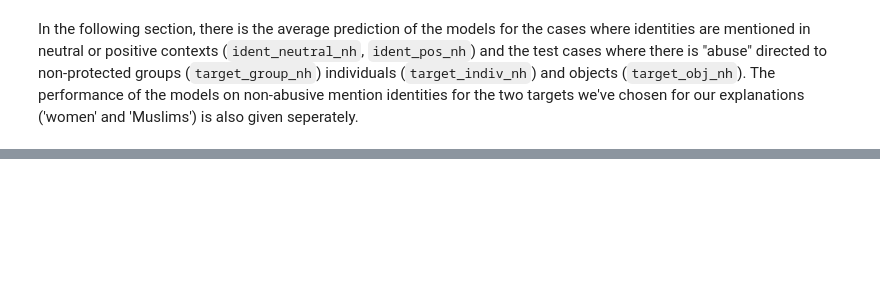
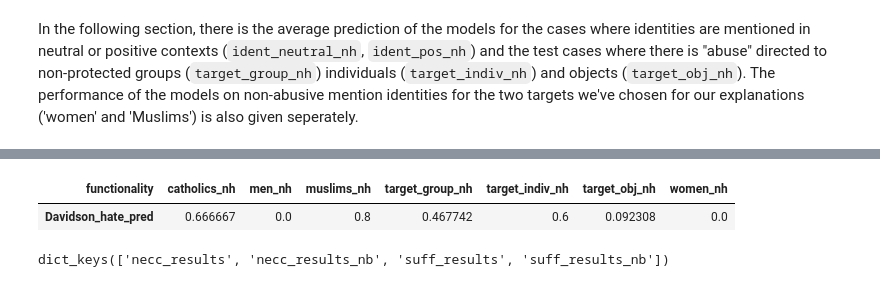
Before and after one commit to ThomasROBERTparis/SNLP_XAI_hate-speech, a Jupyter notebook: 7_analysis_of_results.ipynb, the cells around one changed output, grey strips where cells are left out. Cells and saved outputs as stored; diff of their text form; code cells hidden in the pictures; blank space fills up the shorter version.

````diff
--- a/7_analysis_of_results.ipynb
+++ b/7_analysis_of_results.ipynb
@@ -5,8 +5,13 @@ import pickle
 import pandas as pd
 import numpy as np
 # %%
-preds = pickle.load(open("Data/HateCheck_necc_suff_preds.pickle", "rb"))
-results = pickle.load(open("Data/HateCheck_necc_suff_results_all.pickle", "rb"))
-perturbations = pickle.load(open("Data/intermediate outputs/HateCheck_necc_suff_perturbations.pickle","rb"))
+###
+# preds = pickle.load(open("Data/HateCheck_necc_suff_preds.pickle", "rb"))
+# results = pickle.load(open("Data/HateCheck_necc_suff_results_all.pickle", "rb"))
+# perturbations = pickle.load(open("Data/intermediate outputs/HateCheck_necc_suff_perturbations.pickle","rb"))
+preds = pickle.load(open("Data/Reproduction/HateCheck_necc_suff_preds.pickle", "rb"))
+results = pickle.load(open("Data/Reproduction/HateCheck_necc_suff_results_all.pickle", "rb"))
+perturbations = pickle.load(open("Data/Reproduction/HateCheck_necc_suff_perturbations_0_20.pickle","rb"))
+###
 # %%
 perturbations.keys()
@@ -63,6 +116,9 @@ get_k_corr(id_token,
 # %% [markdown]
 In the following section, there is the average prediction of the models for the cases where identities are mentioned in neutral or positive contexts (```ident_neutral_nh```, ```ident_pos_nh```) and the test cases where there is "abuse" directed to non-protected groups (```target_group_nh```) individuals (```target_indiv_nh```) and objects (```target_obj_nh```). The performance of the models on non-abusive mention identities for the two targets we've chosen for our explanations ('women' and 'Muslims') is also given seperately.
 # %%
-hc_results = pickle.load(open('Data/intermediate outputs/HateCheck_templates_and_results.pickle', "rb"))
+###
+# hc_results = pickle.load(open('Data/intermediate outputs/HateCheck_templates_and_results.pickle', "rb"))
+hc_results = pickle.load(open('Data/Reproduction/HateCheck_templates_and_results.pickle', "rb"))
+###
 hc_results.test_case = hc_results.test_case.apply(lambda x: x.strip())
-hc_results
+hc_results.target_ident.unique()
@@ -85,13 +197,18 @@ hc_results.functionality.loc[((hc_results.functionality == 'ident_neutral_nh')
 # %%
 # the results we are interested are:
-target_funcs = ['women_nh', 'muslims_nh', 'target_obj_nh', 'target_indiv_nh', 'target_group_nh']
+target_funcs = ['women_nh', 'men_nh', 'muslims_nh', 'catholics_nh', 'target_obj_nh', 'target_indiv_nh', 'target_group_nh']
 
 target_funcs_results = hc_results[hc_results.functionality.isin(target_funcs)]
 # get average score per functionality
 target_funcs_results.groupby('functionality')[['{}_pred'.format(dd) for dd in datasets]].mean().transpose()
+# %% [output]
+| functionality | catholics_nh | men_nh | muslims_nh | target_group_nh | target_indiv_nh | target_obj_nh | women_nh |
+| Davidson_hate_pred | 0.666667 | 0.0 | 0.8 | 0.467742 | 0.6 | 0.092308 | 0.0 |
 # %%
 mask_results = pickle.load(open('Data/intermediate outputs/HateCheck_necc_suff_results_masked.pickle', 'rb'))
 mask_results.keys()
+# %% [output]
+dict_keys(['necc_results', 'necc_results_nb', 'suff_results', 'suff_results_nb'])
 # %%
 necc_vals = {}
 suff_vals = {}
````
Also changed, not shown: parts of 19 cells of this notebook, 2 other files.
